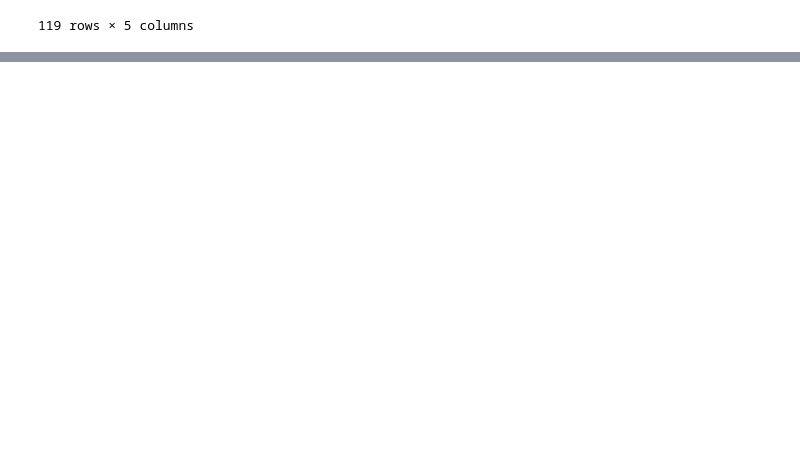
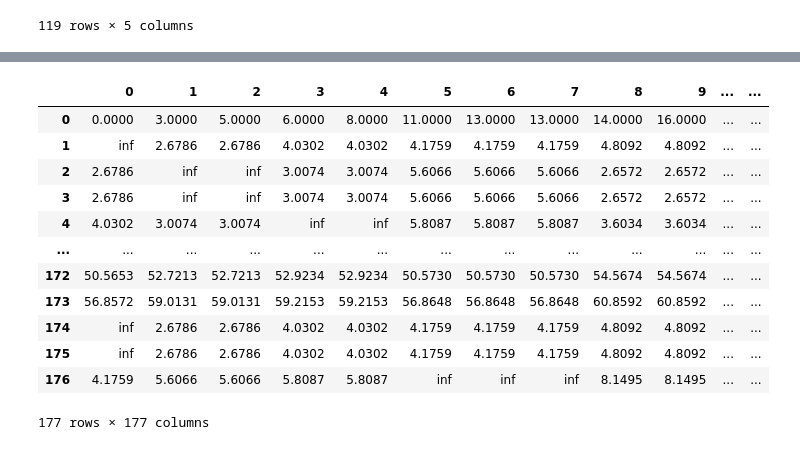
Before and after one commit to baertsch/MGT-530-SLO, a Jupyter notebook: young_people_only.ipynb, the cells around one changed output, grey strips where cells are left out. Cells and saved outputs as stored; diff of their text form; code cells hidden in the pictures; blank space fills up the shorter version.

```diff
--- a/young_people_only.ipynb
+++ b/young_people_only.ipynb
@@ -345,7 +345,6 @@ demand.to_csv(os.path.join(output_dir,'demand_from_youth.csv'),index=False)
 distance_matrix.to_csv(os.path.join(output_dir,'distance_matrix_youth.csv'),index=False)
 # %%
 demand1 = pd.read_csv(repo_url + 'data/Split_Demand.csv')
-distance_matrix1 = pd.read_csv(repo_url + 'data/Expanded_Distance_Matrix.csv',header=None)
 # %%
 demand
 # %% [output]
@@ -400,0 +543,17 @@ demand1.iloc[17:50,:]
+# %%
+distance_matrix1.reset_index(drop=True, inplace=True)
+distance_matrix1
+# %% [output]
+|  | 0 | 1 | 2 | 3 | 4 | 5 | 6 | 7 | 8 | 9 | ... | ... |
+| 0 | 0.0000 | 3.0000 | 5.0000 | 6.0000 | 8.0000 | 11.0000 | 13.0000 | 13.0000 | 14.0000 | 16.0000 | ... | ... |
+| 1 | inf | 2.6786 | 2.6786 | 4.0302 | 4.0302 | 4.1759 | 4.1759 | 4.1759 | 4.8092 | 4.8092 | ... | ... |
+| 2 | 2.6786 | inf | inf | 3.0074 | 3.0074 | 5.6066 | 5.6066 | 5.6066 | 2.6572 | 2.6572 | ... | ... |
+| 3 | 2.6786 | inf | inf | 3.0074 | 3.0074 | 5.6066 | 5.6066 | 5.6066 | 2.6572 | 2.6572 | ... | ... |
+| 4 | 4.0302 | 3.0074 | 3.0074 | inf | inf | 5.8087 | 5.8087 | 5.8087 | 3.6034 | 3.6034 | ... | ... |
+| ... | ... | ... | ... | ... | ... | ... | ... | ... | ... | ... | ... | ... |
+| 172 | 50.5653 | 52.7213 | 52.7213 | 52.9234 | 52.9234 | 50.5730 | 50.5730 | 50.5730 | 54.5674 | 54.5674 | ... | ... |
+| 173 | 56.8572 | 59.0131 | 59.0131 | 59.2153 | 59.2153 | 56.8648 | 56.8648 | 56.8648 | 60.8592 | 60.8592 | ... | ... |
+| 174 | inf | 2.6786 | 2.6786 | 4.0302 | 4.0302 | 4.1759 | 4.1759 | 4.1759 | 4.8092 | 4.8092 | ... | ... |
+| 175 | inf | 2.6786 | 2.6786 | 4.0302 | 4.0302 | 4.1759 | 4.1759 | 4.1759 | 4.8092 | 4.8092 | ... | ... |
+| 176 | 4.1759 | 5.6066 | 5.6066 | 5.8087 | 5.8087 | inf | inf | inf | 8.1495 | 8.1495 | ... | ... |
+177 rows × 177 columns
```
Also changed, not shown: parts of 16 cells of this notebook, 1 other file.
